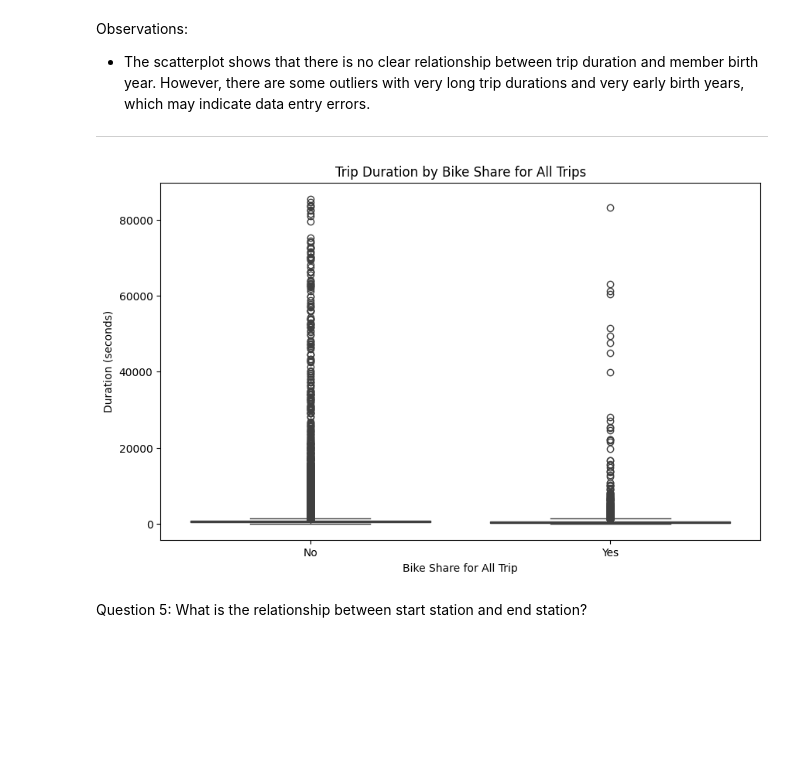
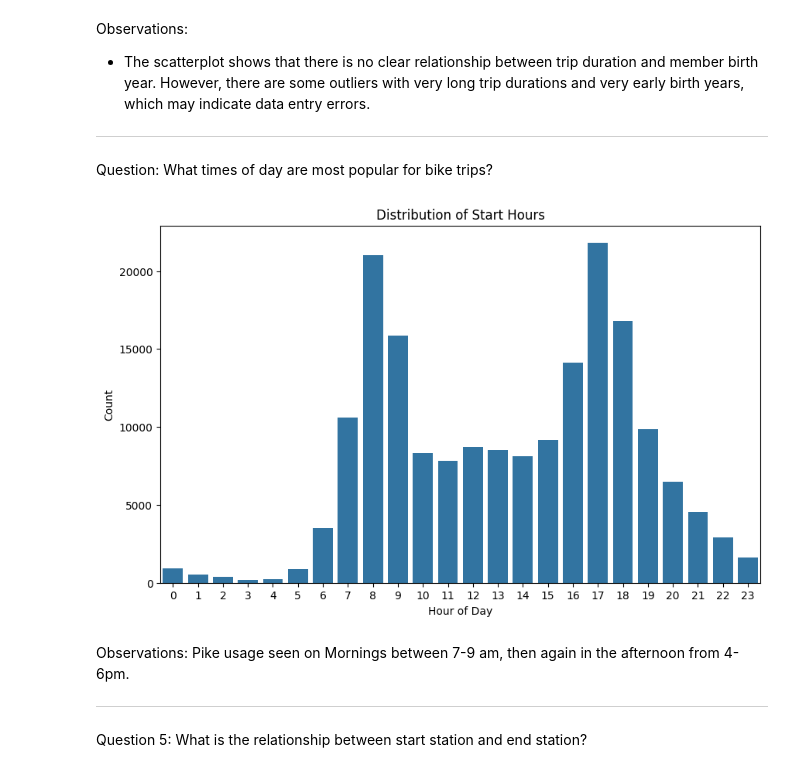
Before and after one commit to JonathanPrentice/Udacity-Data-Analyst-Nanodegree, a Jupyter notebook: Project 3 - Communicate Data Findings/notebooks/Part_I_Exploration.ipynb, the cells around one changed output. Cells and saved outputs as stored; diff of their text form; code cells hidden in the pictures; blank space fills up the shorter version.

```diff
--- a/Project 3 - Communicate Data Findings/notebooks/Part_I_Exploration.ipynb
+++ b/Project 3 - Communicate Data Findings/notebooks/Part_I_Exploration.ipynb
@@ -284,15 +287,26 @@ plt.show()
 Observations:
 - The scatterplot shows that there is no clear relationship between trip duration and member birth year. However, there are some outliers with very long trip durations and very early birth years, which may indicate data entry errors.
 ---
-# %%
-# Plot the relationship between trip duration and bike share for all trips
-plt.figure(figsize=(10, 6))
-sns.boxplot(data=df, x='bike_share_for_all_trip', y='duration_sec')
-plt.title('Trip Duration by Bike Share for All Trips')
-plt.xlabel('Bike Share for All Trip')
-plt.ylabel('Duration (seconds)')
-# %% [output]
-[figure, removed]
+# %% [markdown]
+Question: What times of day are most popular for bike trips?
+# %%
+# Extract hour from start_time
+df['start_hour'] = pd.to_datetime(df['start_time']).dt.hour
+
+# Plot the distribution of start hours
+plt.figure(figsize=(10, 6))
+sns.countplot(data=df, x='start_hour', color='tab:blue')
+plt.title('Distribution of Start Hours')
+plt.xlabel('Hour of Day')
+plt.ylabel('Count')
+plt.show()
+# %% [output]
+[figure, added]
+# %% [markdown]
+Observations:
+Pike usage seen on Mornings between 7-9 am, then again in the afternoon from 4-6pm.
+
+---
 # %% [markdown]
 Question 5: What is the relationship between start station and end station?
 # %%
```
Also changed, not shown: parts of 2 cells of this notebook.
